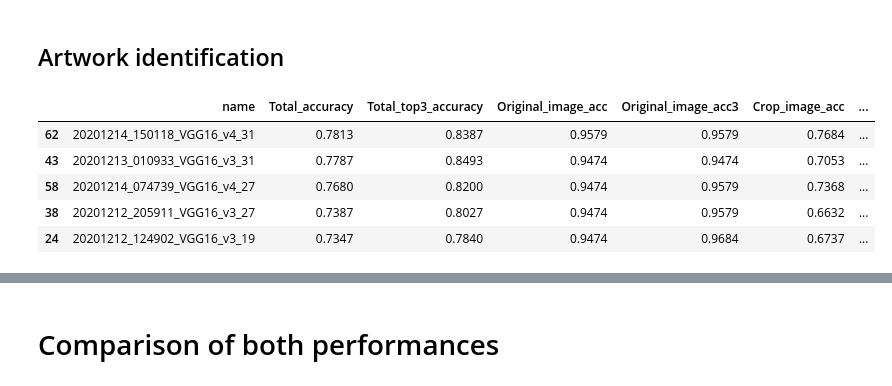
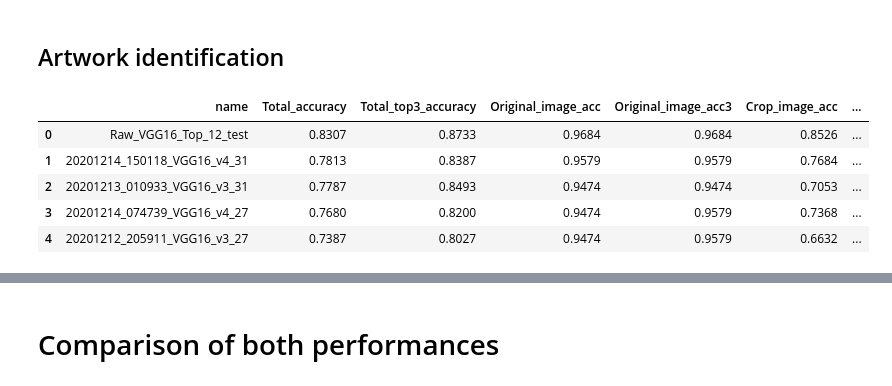
Before and after one commit to ClaireLeroux44/ArtRecognition, a Jupyter notebook: notebook/PV_KNN_perfo_analysis.ipynb, the cells around one changed output, grey strips where cells are left out. Cells and saved outputs as stored; diff of their text form; code cells hidden in the pictures.

```diff
--- a/notebook/PV_KNN_perfo_analysis.ipynb
+++ b/notebook/PV_KNN_perfo_analysis.ipynb
@@ -20,8 +20,10 @@ col_list = mcolors.TABLEAU_COLORS
 path_CNN_models = r'C:\Users\pitip\code\ClaireLeroux44\ArtRecognition\models\Full_training'
 path_KNN_models = r'C:\Users\pitip\code\ClaireLeroux44\ArtRecognition\models\KNN_models\CNN_comparison'
 # %%
-files = os.listdir(path_KNN_models)
-models_list = [os.path.splitext(f)[0].replace('KNN_model_', '') for f in files if f.find('.joblib')>0]
+#files = os.listdir(path_KNN_models)
+#models_list = [os.path.splitext(f)[0].replace('KNN_model_', '') for f in files if f.find('.joblib')>0]
+files = os.listdir(path_CNN_models)
+models_list = [f for f in files if f.find('.')==-1]
 models_list[:5]
 # %% [output]
 ['20201211_171053_VGG16_v3_1',
@@ -113,6 +115,9 @@ axs[1].grid();
 [figure]
 # %% [markdown]
 ## Artwork identification
+# %%
+models_list.append('Raw_VGG16_Top_12_test')
+models_list.append('20201214_150118_VGG16_v4_31_Top_12')
 # %%
 dict2_recap = []
 for model in models_list:
@@ -123,38 +128,39 @@ for model in models_list:
             acc_str = [s for s in lines if 'Total accuracy on test set' in s]
             acc = float(acc_str[0].replace('Total accuracy on test set:', '').replace('\n', ''))
 
             acc3_str = [s for s in lines if 'Total top 3 accuracy on test set' in s]
             acc3 = float(acc3_str[0].replace('Total top 3 accuracy on test set:', '').replace('\n', ''))
 
             transform_str = [s for s in lines if 'Transformation method' in s]
             ss1 = []
             ss3 = []
             for s in transform_str:
                 ind_p = [m.start() for m in re.finditer(':', s)]
                 ind_t = [m.start() for m in re.finditer('-', s)]
                 ss1.append(float(s[ind_p[1]+1:ind_t[1]]))
                 ss3.append(float(s[ind_p[2]+1:]))
 
             dict2_recap.append({'name': model, 'Total_accuracy': acc, 'Total_top3_accuracy': acc3,
                                'Original_image_acc':ss1[0], 'Original_image_acc3':ss3[0],
                                'Crop_image_acc':ss1[1], 'Crop_image_acc3':ss3[1],
                                 'Extend_image_acc':ss1[2], 'Extend_image_acc3':ss3[2],
                                 'Rotate_image_acc':ss1[3], 'Rotate_image_acc3':ss3[3],
                                 'Contrast_image_acc':ss1[4], 'Contrast_image_acc3':ss3[4],
                                 'Color_balance_image_acc':ss1[5], 'Color_balance_image_acc3':ss3[5],
                                 'Noise_image_acc':ss1[6], 'Noise_image_acc3':ss3[6],
                                 'All_transform_image_acc':ss1[7], 'All_transform_image_acc3':ss3[7],
                                })
 log_id_df = pd.DataFrame(dict2_recap)
 log_id_df = log_id_df.sort_values('Total_accuracy', ascending = False)
+log_id_df = log_id_df.reset_index(drop=True)
 log_id_df.head()
 # %% [output]
 |  | name | Total_accuracy | Total_top3_accuracy | Original_image_acc | Original_image_acc3 | Crop_image_acc | ... |
-| 62 | 20201214_150118_VGG16_v4_31 | 0.7813 | 0.8387 | 0.9579 | 0.9579 | 0.7684 | ... |
-| 43 | 20201213_010933_VGG16_v3_31 | 0.7787 | 0.8493 | 0.9474 | 0.9474 | 0.7053 | ... |
-| 58 | 20201214_074739_VGG16_v4_27 | 0.7680 | 0.8200 | 0.9474 | 0.9579 | 0.7368 | ... |
-| 38 | 20201212_205911_VGG16_v3_27 | 0.7387 | 0.8027 | 0.9474 | 0.9579 | 0.6632 | ... |
-| 24 | 20201212_124902_VGG16_v3_19 | 0.7347 | 0.7840 | 0.9474 | 0.9684 | 0.6737 | ... |
+| 0 | Raw_VGG16_Top_12_test | 0.8307 | 0.8733 | 0.9684 | 0.9684 | 0.8526 | ... |
+| 1 | 20201214_150118_VGG16_v4_31 | 0.7813 | 0.8387 | 0.9579 | 0.9579 | 0.7684 | ... |
+| 2 | 20201213_010933_VGG16_v3_31 | 0.7787 | 0.8493 | 0.9474 | 0.9474 | 0.7053 | ... |
+| 3 | 20201214_074739_VGG16_v4_27 | 0.7680 | 0.8200 | 0.9474 | 0.9579 | 0.7368 | ... |
+| 4 | 20201212_205911_VGG16_v3_27 | 0.7387 | 0.8027 | 0.9474 | 0.9579 | 0.6632 | ... |
 # %%
 fig, ax = plt.subplots()
 ax.plot(range(len(log_id_df)), log_id_df['Total_accuracy'], label ='Accuracy')
```
Also changed, not shown: parts of 7 cells of this notebook.
